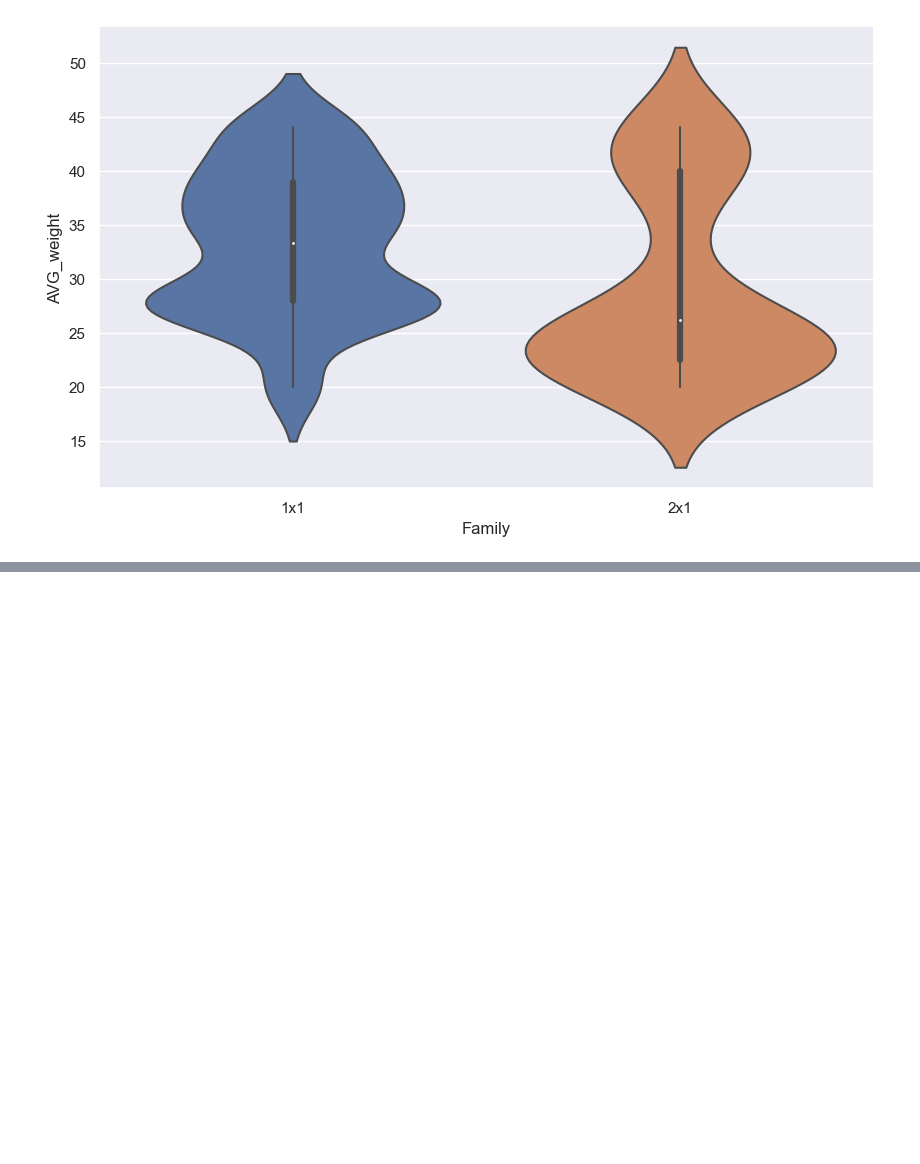
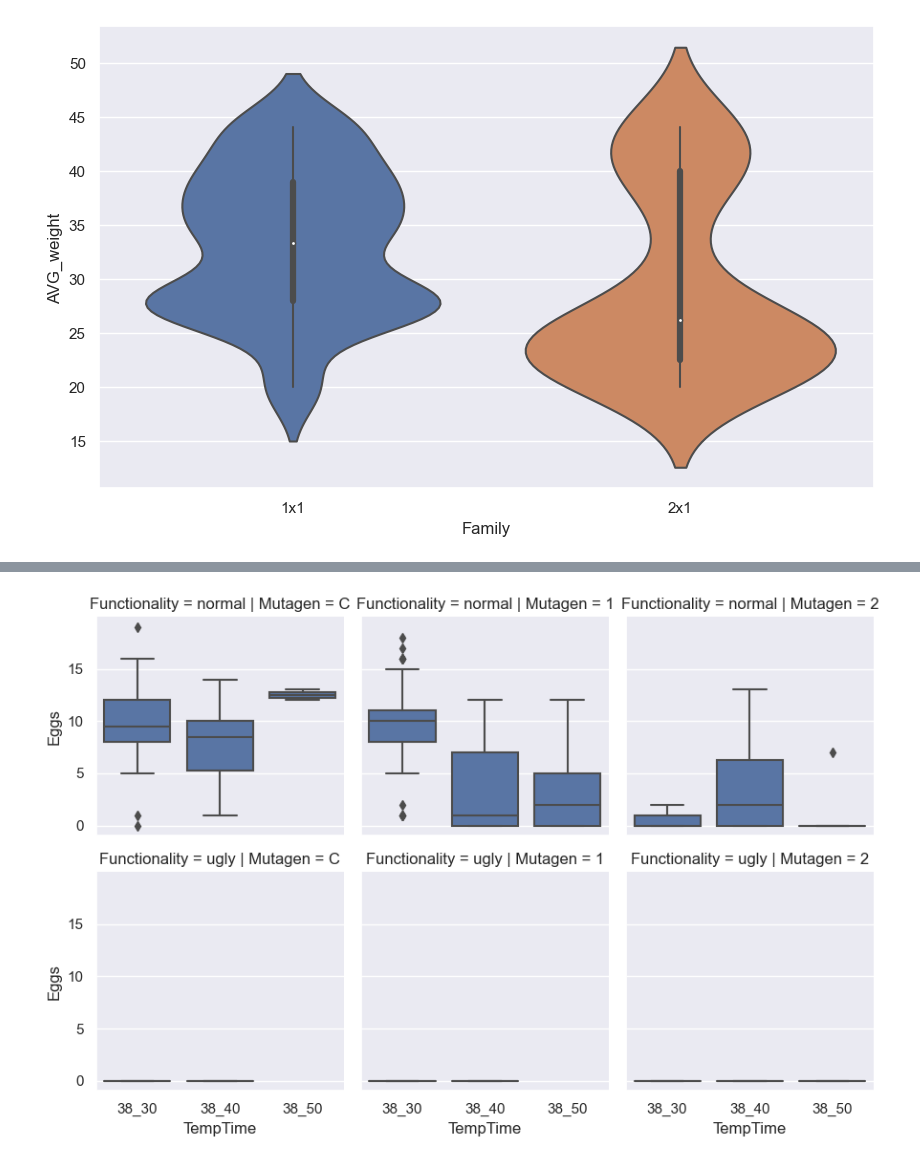
Before and after one commit to mitoclub/fish-strong-purifying-selection, a Jupyter notebook: notebooks/stat_plots_for_paper_draft.ipynb, the cells around one changed output, grey strips where cells are left out. Cells and saved outputs as stored; diff of their text form; code cells hidden in the pictures; blank space fills up the shorter version.

Commit message:
Carp test stats

```diff
--- a/notebooks/stat_plots_for_paper_draft.ipynb
+++ b/notebooks/stat_plots_for_paper_draft.ipynb
@@ -445,0 +450,2 @@ carp_test
+# %%
+carp_test = carp_test.iloc[20:].reset_index(drop=True)
@@ -445,0 +490,5 @@ carp_test
+# %%
+g = sns.FacetGrid(carp_test, col="Mutagen", row='Functionality')
+g.map(sns.boxplot, 'TempTime', 'Eggs');
+# %% [output]
+[figure, added]
```
Also changed, not shown: parts of 26 cells of this notebook.
